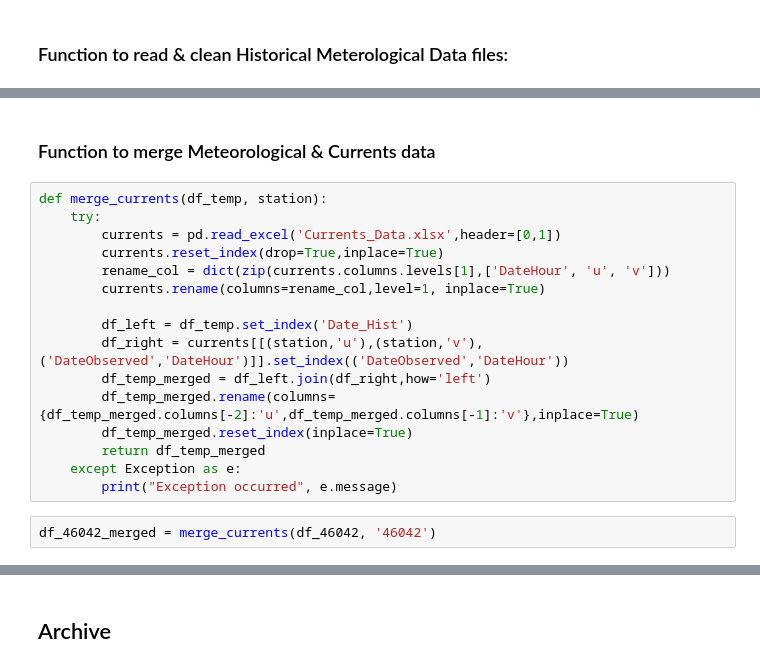
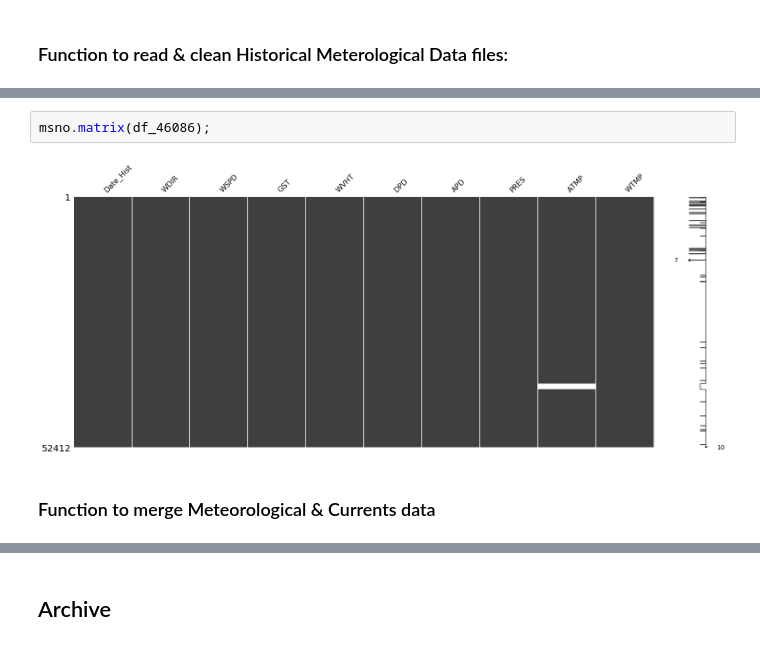
Before and after one commit to surya10t/WaveForecasting, a Jupyter notebook: EDA_SuryaT_AppOrchid.ipynb, the cells around one changed output, grey strips where cells are left out. Saved outputs shown, nothing was run; the diff lists cells and outputs as text.

```diff
--- a/EDA_SuryaT_AppOrchid.ipynb
+++ b/EDA_SuryaT_AppOrchid.ipynb
@@ -194,20 +326,6 @@ df_46042.head()
+# %%
+msno.matrix(df_46086);
+# %% [output]
+[figure, added]
 # %% [markdown]
 ### Function to merge Meteorological & Currents data
-# %%
-def merge_currents(df_temp, station):
-    try:
-        currents = pd.read_excel('Currents_Data.xlsx',header=[0,1])
-        currents.reset_index(drop=True,inplace=True)
-        rename_col = dict(zip(currents.columns.levels[1],['DateHour', 'u', 'v']))
-        currents.rename(columns=rename_col,level=1, inplace=True)
-
-        df_left = df_temp.set_index('Date_Hist')
-        df_right = currents[[(station,'u'),(station,'v'),('DateObserved','DateHour')]].set_index(('DateObserved','DateHour'))
-        df_temp_merged = df_left.join(df_right,how='left')
-        df_temp_merged.rename(columns={df_temp_merged.columns[-2]:'u',df_temp_merged.columns[-1]:'v'},inplace=True)
-        df_temp_merged.reset_index(inplace=True)
-        return df_temp_merged
-    except Exception as e:
-        print("Exception occurred", e.message)
-# %%
-df_46042_merged = merge_currents(df_46042, '46042')
```
Also changed, not shown: parts of 158 cells of this notebook.
